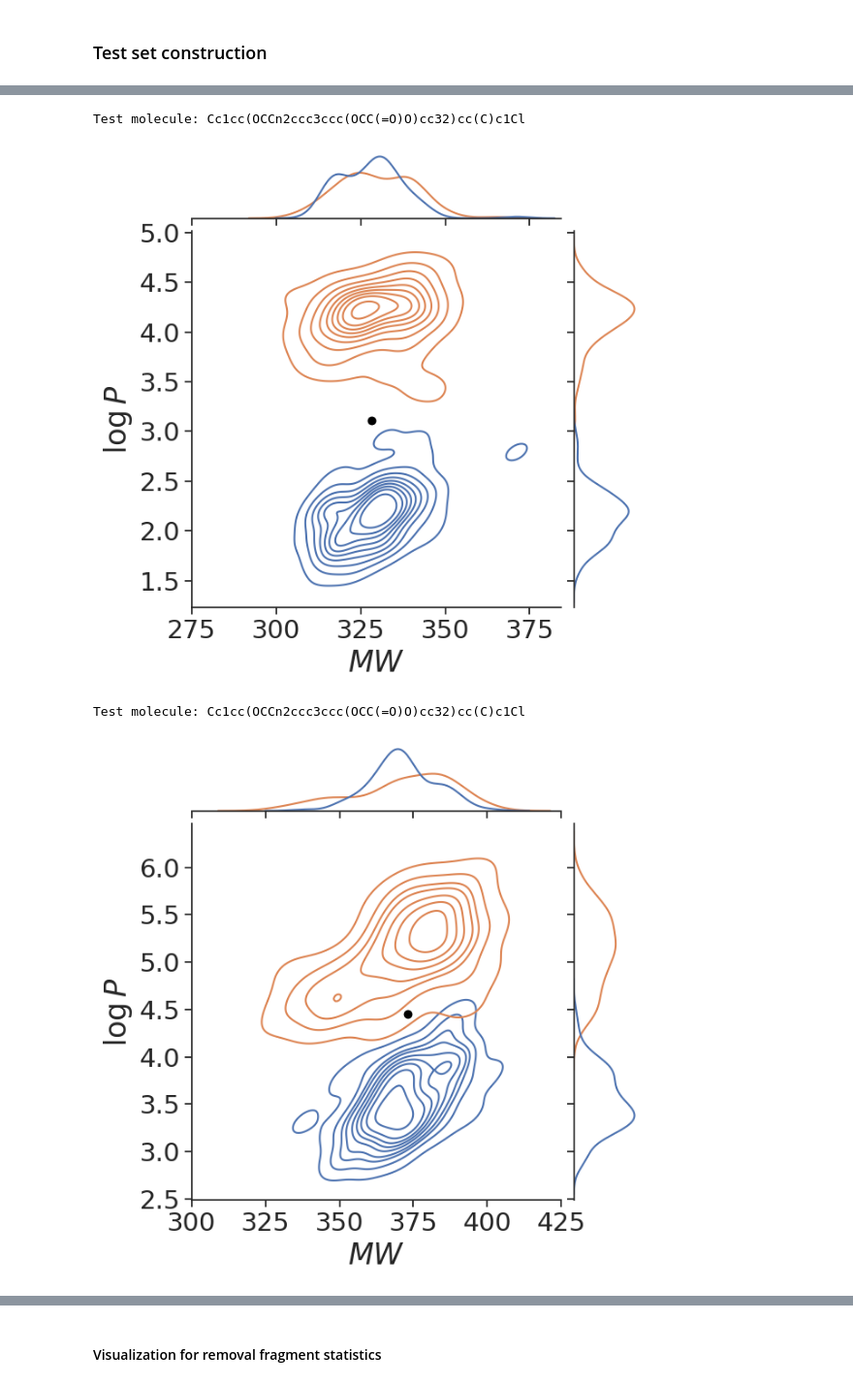
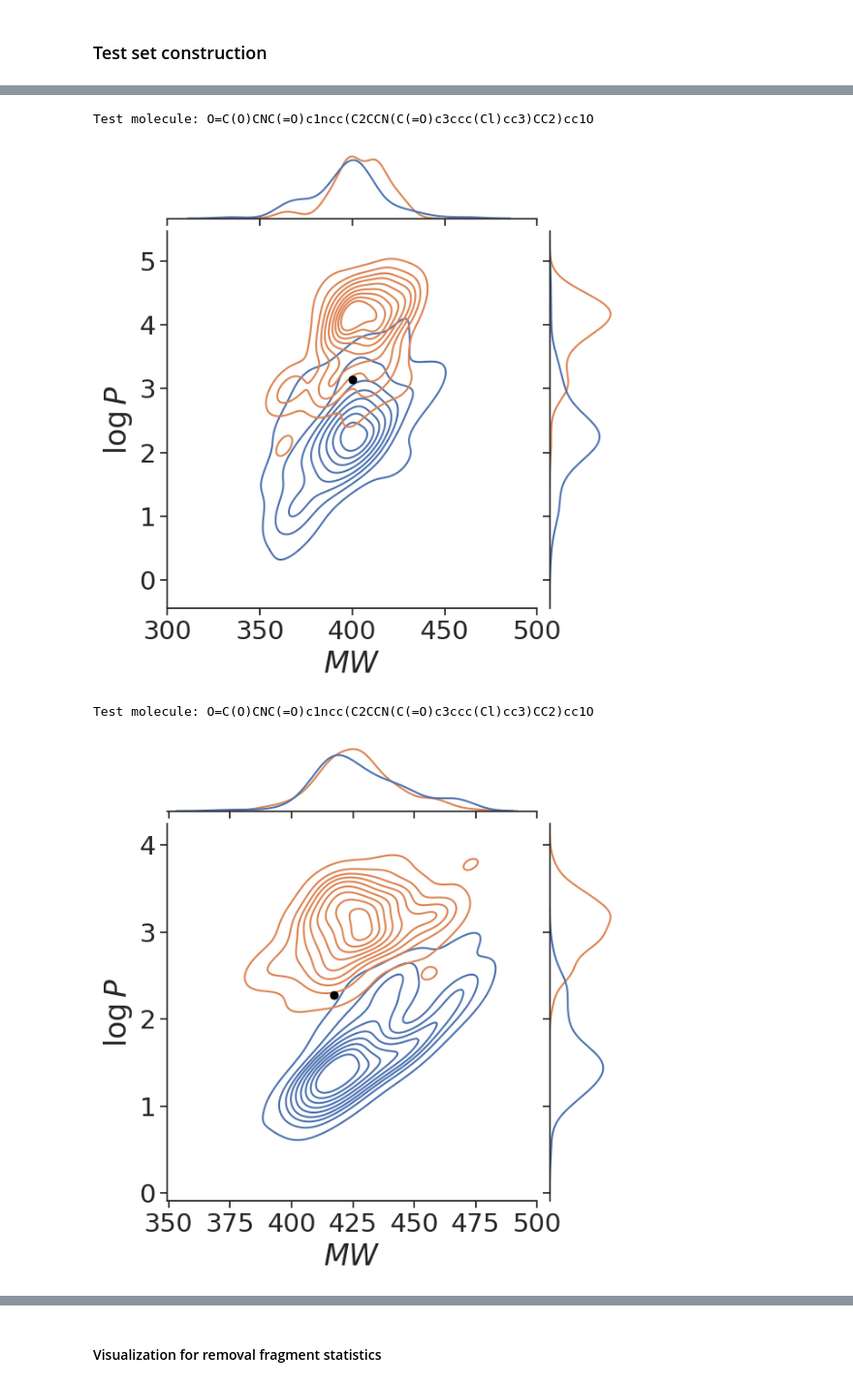
Before and after one commit to Hwoo-Kim/DeepBioisostere, a Jupyter notebook: exps/fig2_multi_conditioning/main.ipynb, the cells around one changed output, grey strips where cells are left out. Shown at 97% size. Cells and saved outputs as stored; diff of their text form; code cells hidden in the pictures.

Commit message:
figure 2 notebook file is updated

```diff
--- a/exps/fig2_multi_conditioning/main.ipynb
+++ b/exps/fig2_multi_conditioning/main.ipynb
@@ -383,19 +374,22 @@ def calculate_freq_difference(statistics: Dict[str, Dict[str, int]], total: int
 # %%
 # USER SETTINGS
 PROJECT_DIR = Path("/home/hwkim/DeepBioisostere")   # Change this to your project directory
-num_cores = 4
+num_workers = 4
 batch_size = 512
 num_sample_each_mol = 100
-use_gen_csv_file = False           # If True, previously calculated csv file is used.
+use_gen_csv_file = True           # If True, previously calculated csv file is used.
 device = "cuda:0"
-# frag_lib_path = f"{PROJECT_DIR}/data/fragment_library/"       # default path!
-frag_lib_path = "/home/share/DATA/hwkim_DeepBio/"               # our own server...
+frag_lib_path = PROJECT_DIR.joinpath("fragment_library")    # default path!
+# frag_lib_path = "/home/share/DATA/hwkim_DeepBio/"               # our own server...
 
 # default paths
-generation_result_path = PROJECT_DIR.joinpath("exps/fig2_multi_conditioning/csv_files/test_molecules_conditioning_result.csv")
-test_molecule_csv_path = PROJECT_DIR.joinpath("exps/fig2_multi_conditioning/csv_files/test_molecules.csv")
+csv_save_dir = PROJECT_DIR.joinpath("exps/fig2_multi_conditioning/csv_files")
+generation_result_path = csv_save_dir.joinpath("test_molecules_conditioning_result.csv")
+test_molecule_csv_path = csv_save_dir.joinpath("test_molecules.csv")
 
 # experiment settings
+if use_gen_csv_file and not generation_result_path.exists():
+    raise Exception("ERROR! use_gen_csv_file option was set True but the generated csv file is not found.")
 if use_gen_csv_file and generation_result_path.exists():
     print("Previously generated csv file is used.")
     new_experiment = False
@@ -413,6 +407,7 @@ Trained model files directory: /home/hwkim/DeepBioisostere/model_save/
 ### Test set construction
 # %%
 if not new_experiment:    # the final result file was already generated and is used.
+    print("Test set is not necessary.")
     pass
 else:
     if test_molecule_csv_path.exists():  # previously generated test molecules are used.
@@ -422,6 +417,6 @@ else:
     else:       # test molecules are to be generated.
         print("New test molecules are to be generated.")
         processed_data = f"{frag_lib_path}/processed_data.csv"
-        test_molecule_csv_df = test_set_construction(num_cores, processed_data)
+        test_molecule_csv_df = test_set_construction(num_workers, processed_data)
         test_molecule_csv_df.to_csv(test_molecule_csv_path, index=False)
 # %% [output]
@@ -497,14 +540,15 @@ warnings.filterwarnings("ignore", category=FutureWarning)
 warnings.filterwarnings("ignore", category=UserWarning)
 sns.set_theme(style="ticks")
 
-# Setting test molecules
-test_molecules = ["Cc1ccc(C)c(-c2nnc(NC(=O)c3ccc([N+](=O)[O-])o3)o2)c1",
-    "Cc1cc(OCCn2ccc3ccc(OCC(=O)O)cc32)cc(C)c1Cl",
-    "COc1ccc(CCNC(=O)C(=O)Nc2ccc(C#N)cc2)cc1",
-]
+# selecting test molecules
+test_smi1 = "CCc1c(C(=O)C(N)=O)c2c(OCC(=O)O)cccn2c1CC1CCCCCC1"         # logP: 3.146
+test_smi2 = "O=C(O)CNC(=O)c1ncc(C2CCN(C(=O)c3ccc(Cl)cc3)CC2)cc1O"      # logP: 2.27
+test_smi3 = "Cc1ccc(NC(=O)N2CCC(C(=O)NCCC3=CCCCC3)CC2)cc1"             # logP: 4.246
+test_molecules = [test_smi1, test_smi2, test_smi3]
 
 leaving_frag_statistics = defaultdict(dict)
-for query_smi in test_molecules:
+leaving_frag_statistics_path = f"{exp_save_dir}/leaving_frag_statistics.json"
+for image_idx, query_smi in enumerate(test_molecules):
 
     # Read result dataframe
     corresponding_data = result_df[result_df["INPUT-MOL-SMI"] == query_smi]
@@ -551,7 +595,7 @@ for query_smi in test_molecules:
         new_corr_data_cond_informs
     )
 
-    # 1. Leaving fragment selection raio
+    # 1. Leaving fragment selection ratio
     property_conditions = list(corresponding_data["PROPERTY_CONDITION"].unique())
     for prop_condition in property_conditions:
         leaving_frag_statistics[query_smi][prop_condition] = dict()
@@ -573,48 +617,53 @@ for query_smi in test_molecules:
         data=corresponding_data,
         x=target_props[0].upper(),
         y=target_props[1].upper(),
         hue="PROPERTY_CONDITION",
         kind="kde",
         legend=False,
     )
     # plt.scatter(original_x, original_y, color='black', marker='.', s=150, label='Original Molecule')
     plt.scatter(
         original_x,
         original_y,
         color="black",
         marker=".",
         s=150,
         zorder=10,
     )
     # g.ax_joint.legend_.set_title("")
     g.ax_joint.set_xlabel(r"$\it{MW}$", fontsize=24)
     g.ax_joint.set_ylabel(r"$\log{P}$", fontsize=24)
 
-    # Handling xticks
-    x_ticks = list(g.ax_joint.get_xticks())
-    x_tick_min, x_tick_max = min(x_ticks), max(x_ticks)
-    x_tick_min = 25 * (x_tick_min // 25)
-    x_tick_max = 25 * ((x_tick_max // 25) + 1)
-    x_ticks = np.arange(x_tick_min, x_tick_max + 1, 25)
-    if x_ticks[0] != 300:
-        x_ticks = x_ticks[np.where(x_ticks < 400)[0]]
-    else:
-        x_ticks = x_ticks[np.where(x_ticks <= 425)[0]]
+    # Handling xticks and yticks for better visualization
+    if image_idx == 0:
+        x_ticks = np.arange(300, 501, 50)
+        y_ticks = np.arange(0, 6, 1)
+    elif image_idx == 1:
+        x_ticks = np.arange(350, 501, 25)
+        y_ticks = np.arange(0, 5, 1)
+    elif image_idx == 2:
+        x_ticks = np.arange(300, 451, 50)
+        y_ticks = np.arange(2, 7, 1)
 
     g.ax_joint.set_xticks(x_ticks)
+    g.ax_joint.set_yticks(y_ticks)
     g.ax_joint.set_xticklabels(g.ax_joint.get_xticklabels(), fontsize=21)
     g.ax_joint.set_yticklabels(g.ax_joint.get_yticklabels(), fontsize=21)
 
-    g.savefig(f"{save_dir}/{corr_case}_{input_mol_idx}_kde_{query_smi}.png", facecolor='white')
-    g.savefig(f"{save_dir}/{corr_case}_{input_mol_idx}_kde_{query_smi}.pdf", format="pdf", dpi=300, facecolor='white')
+    g.savefig(f"{exp_save_dir}/{corr_case}_{input_mol_idx}_kde_{query_smi}.png", facecolor='white')
+    g.savefig(f"{exp_save_dir}/{corr_case}_{input_mol_idx}_kde_{query_smi}.pdf", format="pdf", dpi=300, facecolor='white')
 
     print(f"Test molecule: {test_molecules[idx]}")
     plt.show(g)
 
-    with open(f"{save_dir}/leaving_frag_statistics.json", "w") as f:
-        json.dump(leaving_frag_statistics, f, indent=4)
+with open(leaving_frag_statistics_path, "w") as f:
+    json.dump(leaving_frag_statistics, f, indent=4)
+
+# print leaving frag difference
+print("Leaving fragment difference:")
+leaving_frag_difference = metric_leaving_frag_difference(leaving_frag_statistics_path)
 # %% [output]
-Test molecule: Cc1cc(OCCn2ccc3ccc(OCC(=O)O)cc32)cc(C)c1Cl
+Test molecule: O=C(O)CNC(=O)c1ncc(C2CCN(C(=O)c3ccc(Cl)cc3)CC2)cc1O
-[figure, old version]
+[figure, new version]
-Test molecule: Cc1cc(OCCn2ccc3ccc(OCC(=O)O)cc32)cc(C)c1Cl
+Test molecule: O=C(O)CNC(=O)c1ncc(C2CCN(C(=O)c3ccc(Cl)cc3)CC2)cc1O
-[figure, old version]
+[figure, new version]
```
Also changed, not shown: parts of 25 cells of this notebook.
